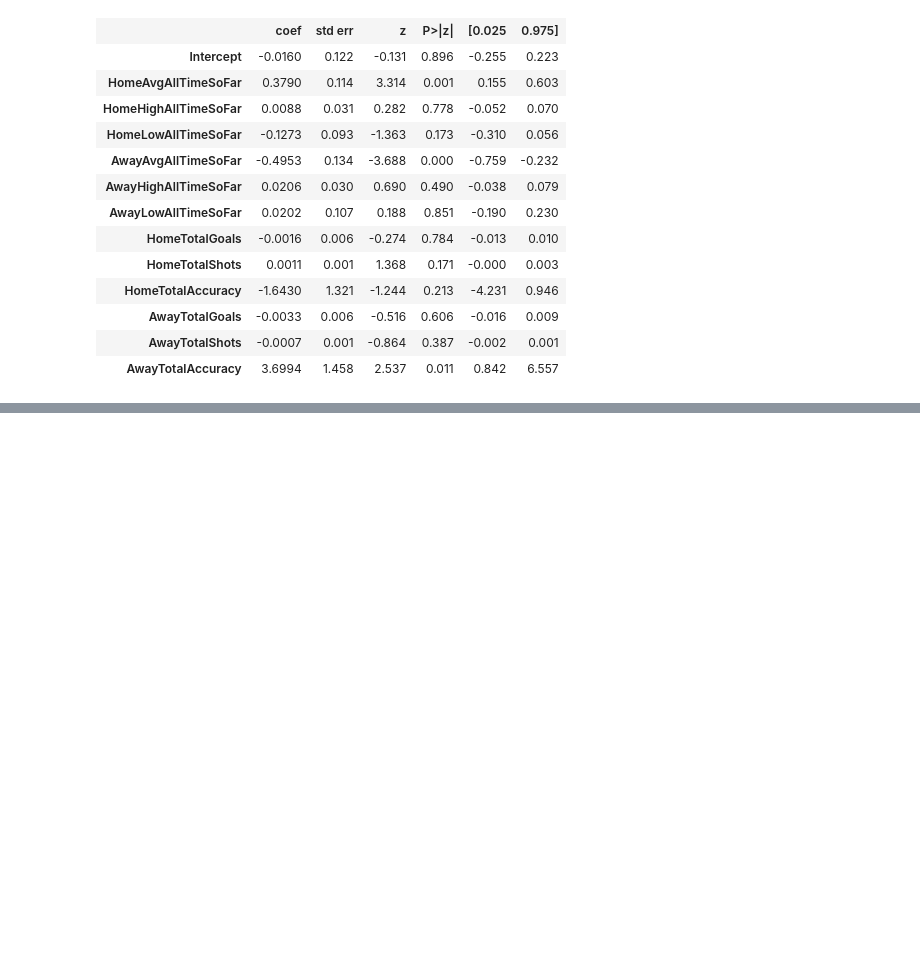
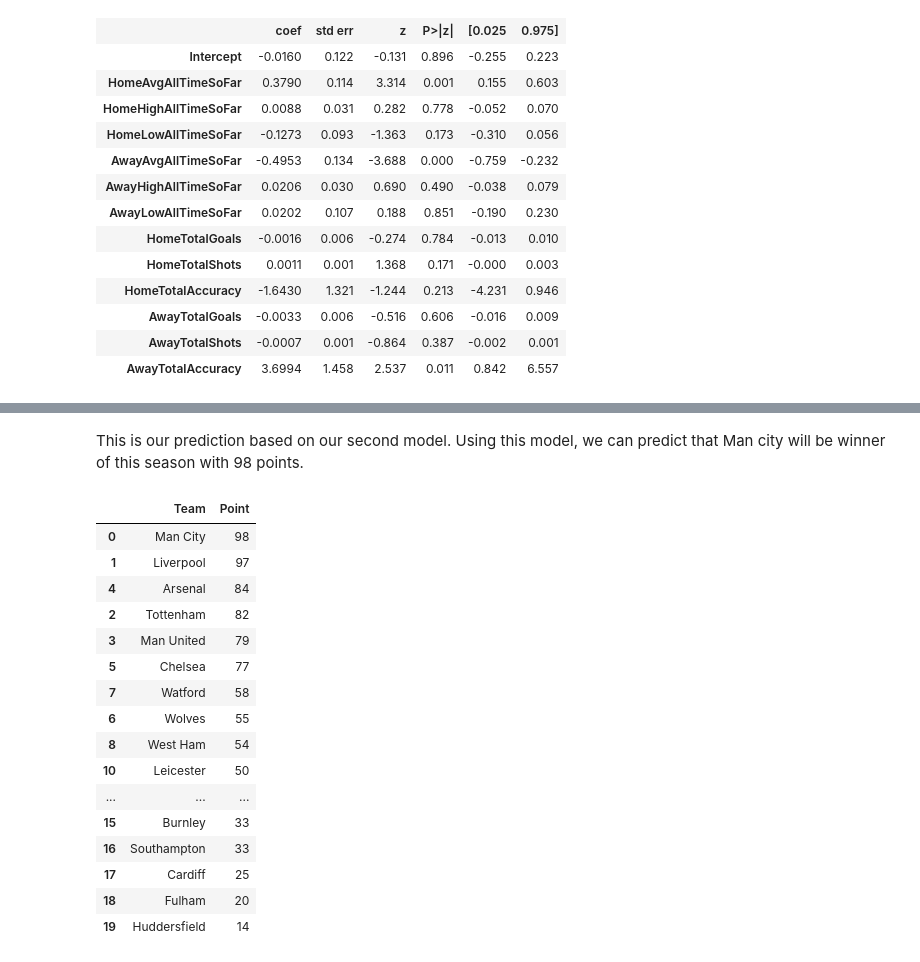
Before and after one commit to info370a-w19-finalproject2/final_project, a Jupyter notebook: report.ipynb, the cells around one changed output, grey strips where cells are left out. Drawn from its saved outputs; the diff is of its cells as text; code cells hidden in the pictures; blank space fills up the shorter version.

```diff
--- a/report.ipynb
+++ b/report.ipynb
@@ -785,0 +894,23 @@ Generalized Linear Model Regression Results
+# %% [markdown]
+This is our prediction based on our second model. Using this model, we can predict that Man city will be winner of this season with 98 points.
+# %%
+# Prediction
+ranking.sort_values('Point', ascending=False)
+# %% [output]
+|  | Team | Point |
+| 0 | Man City | 98 |
+| 1 | Liverpool | 97 |
+| 4 | Arsenal | 84 |
+| 2 | Tottenham | 82 |
+| 3 | Man United | 79 |
+| 5 | Chelsea | 77 |
+| 7 | Watford | 58 |
+| 6 | Wolves | 55 |
+| 8 | West Ham | 54 |
+| 10 | Leicester | 50 |
+| ... | ... | ... |
+| 15 | Burnley | 33 |
+| 16 | Southampton | 33 |
+| 17 | Cardiff | 25 |
+| 18 | Fulham | 20 |
+| 19 | Huddersfield | 14 |
```
Also changed, not shown: parts of 9 cells of this notebook.
